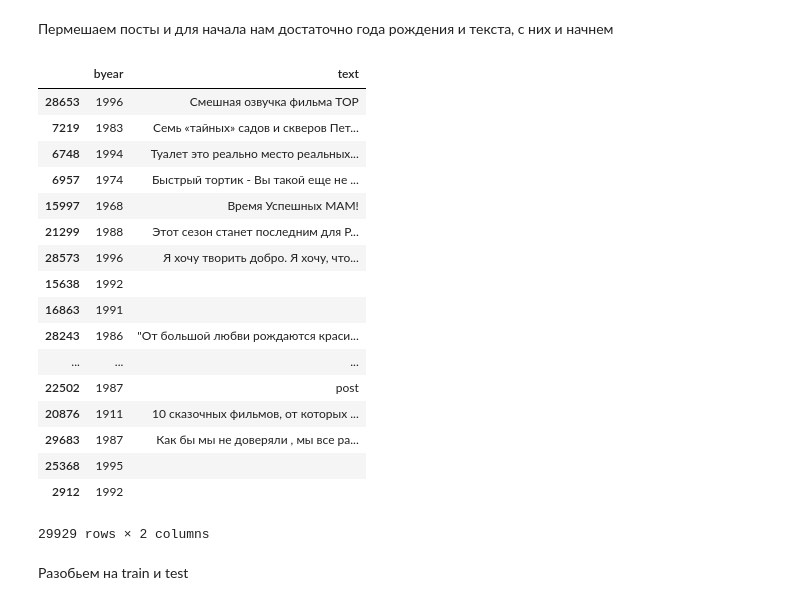
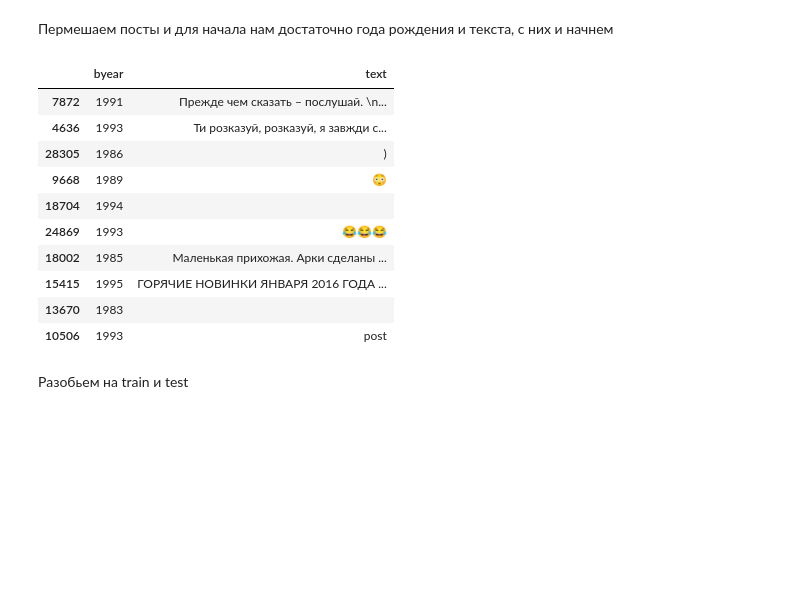
Before and after one commit to erlong15/bigdata_homework, a Jupyter notebook: homework9/vk_post_analyze.ipynb, the cells around one changed output. Drawn from its saved outputs; the diff is of its cells as text; code cells hidden in the pictures; blank space fills up the shorter version.

```diff
--- a/homework9/vk_post_analyze.ipynb
+++ b/homework9/vk_post_analyze.ipynb
@@ -135,26 +135,19 @@ post_df = post_df.merge(user_df, how="inner", left_on="owner_id",right_on='id')
 from sklearn.utils import shuffle
 df = shuffle(post_df[['byear', 'text']])
 # %%
-df
+df.sample(10)
 # %% [output]
 |  | byear | text |
-| 28653 | 1996 | Смешная озвучка фильма ТОР |
-| 7219 | 1983 | Семь «тайных» садов и скверов Пет... |
-| 6748 | 1994 | Туалет это реально место реальных... |
-| 6957 | 1974 | Быстрый тортик - Вы такой еще не ... |
-| 15997 | 1968 | Время Успешных МАМ! |
-| 21299 | 1988 | Этот сезон станет последним для Р... |
-| 28573 | 1996 | Я хочу творить добро. Я хочу, что... |
-| 15638 | 1992 |  |
-| 16863 | 1991 |  |
-| 28243 | 1986 | "От большой любви рождаются краси... |
-| ... | ... | ... |
-| 22502 | 1987 | post |
-| 20876 | 1911 | 10 сказочных фильмов, от которых ... |
-| 29683 | 1987 | Как бы мы не доверяли , мы все ра... |
-| 25368 | 1995 |  |
-| 2912 | 1992 |  |
+| 7872 | 1991 | Прежде чем сказать – послушай. \n... |
+| 4636 | 1993 | Ти розказуй, розказуй, я завжди с... |
+| 28305 | 1986 | ) |
+| 9668 | 1989 | 😳 |
+| 18704 | 1994 |  |
+| 24869 | 1993 | 😂😂😂 |
+| 18002 | 1985 | Маленькая прихожая. Арки сделаны ... |
+| 15415 | 1995 | ГОРЯЧИЕ НОВИНКИ ЯНВАРЯ 2016 ГОДА ... |
+| 13670 | 1983 |  |
+| 10506 | 1993 | post |
-29929 rows × 2 columns
 # %% [markdown]
 Разобьем на train и test
 # %%
```
Also changed, not shown: parts of 27 cells of this notebook.
